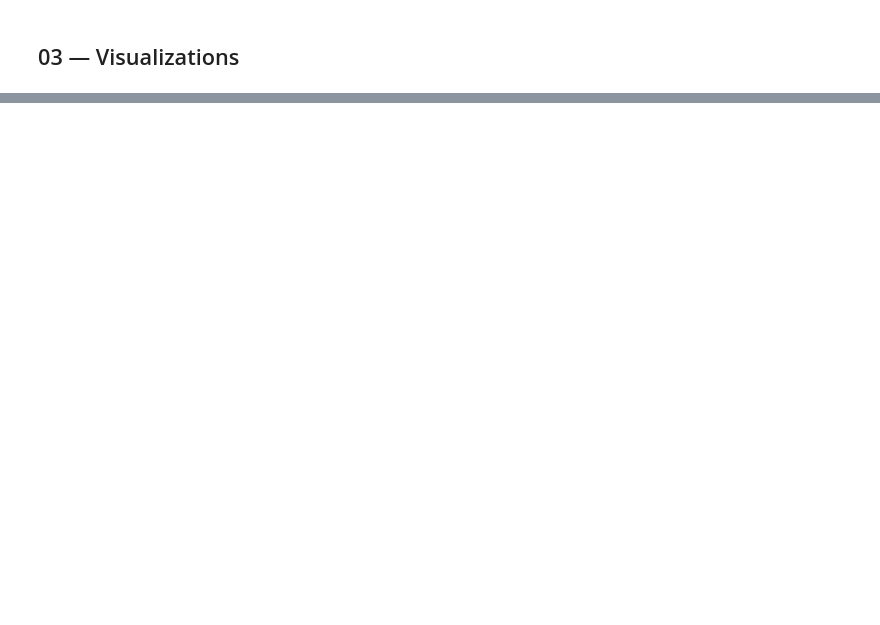
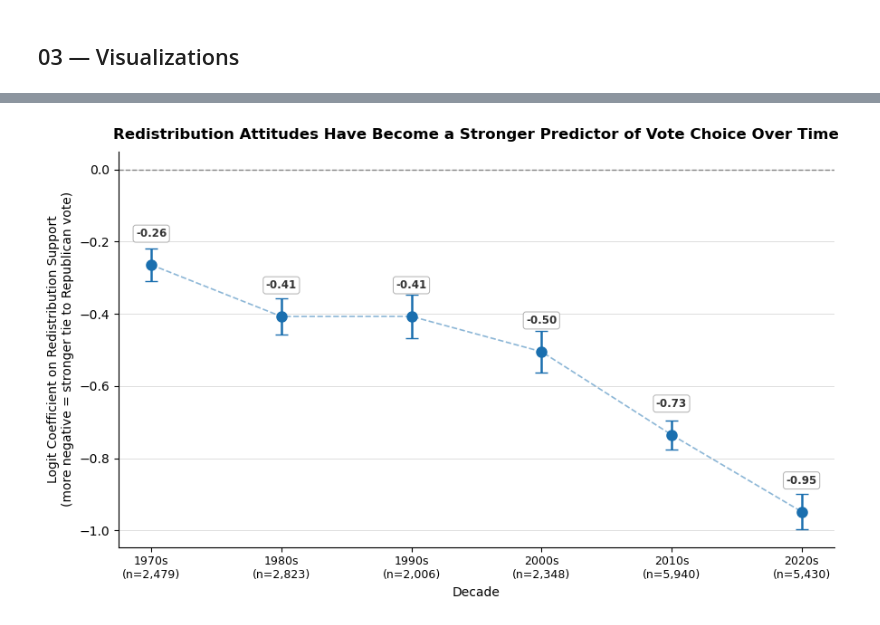
Before and after one commit to nnjaa2027/qss20-inequality-redistribution, a Jupyter notebook: code/03_visualize.ipynb, the cells around one changed output, grey strips where cells are left out. Drawn from its saved outputs; the diff is of its cells as text; code cells hidden in the pictures; blank space fills up the shorter version.

```diff
--- a/code/03_visualize.ipynb
+++ b/code/03_visualize.ipynb
@@ -81,0 +151,45 @@ plt.show()
+# %%
+coef_df = pd.read_csv('../output/decade_coefs.csv')
+# %%
+fig, ax = plt.subplots(figsize=(9, 5.5))
+
+x = list(range(len(coef_df)))
+ax.errorbar(
+    x, coef_df['coef'],
+    yerr=[coef_df['coef'] - coef_df['ci_low'], coef_df['ci_high'] - coef_df['coef']],
+    fmt='o', color='#1a6faf', ecolor='#1a6faf', elinewidth=1.8, capsize=5, ms=8, zorder=3
+)
+# connect dots so trend is visible
+ax.plot(x, coef_df['coef'], color='#1a6faf', lw=1.2, ls='--', alpha=0.5, zorder=2)
+ax.axhline(0, color='#888888', lw=1.0, ls='--', zorder=1)
+
+# label each point with its coefficient value cleanly above the data point
+for i, row in coef_df.iterrows():
+    ax.text(list(x)[list(coef_df.index).index(i)],
+            row['coef'] + 0.07,          # Changed '-' to '+' to shift it up
+            f"{row['coef']:.2f}",
+            ha='center',
+            va='bottom',                 # Added vertical alignment to push text above the coordinate
+            **DATA_KW)
+
+ax.set_xticks(x)
+ax.set_xticklabels(
+    [f"{row['decade']}\n(n={row['n']:,})" for _, row in coef_df.iterrows()],
+    fontsize=9
+)
+ax.set_ylabel("Logit Coefficient on Redistribution Support\n(more negative = stronger tie to Republican vote)",
+              fontsize=10)
+ax.set_xlabel("Decade", fontsize=10)
+ax.yaxis.grid(True, color='#dddddd', lw=0.7, zorder=0)
+ax.set_axisbelow(True)
+for spine in ['top', 'right']:
+    ax.spines[spine].set_visible(False)
+ax.set_title(
+    "Redistribution Attitudes Have Become a Stronger Predictor of Vote Choice Over Time",
+    fontsize=12, fontweight='bold', pad=10
+)
+plt.tight_layout()
+plt.savefig("../output/viz4_coef_plot.png", dpi=150, bbox_inches='tight')
+plt.show()
+# %% [output]
+[figure, added]
```
Also changed, not shown: parts of 9 cells of this notebook, 9 other files.
